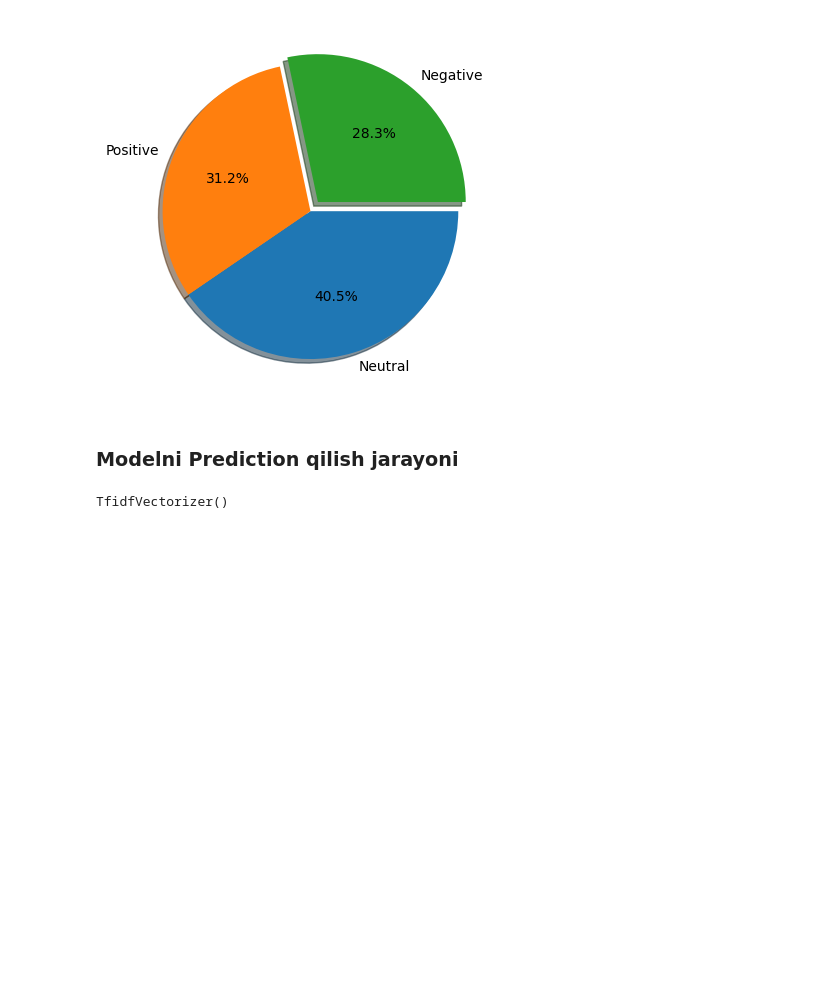
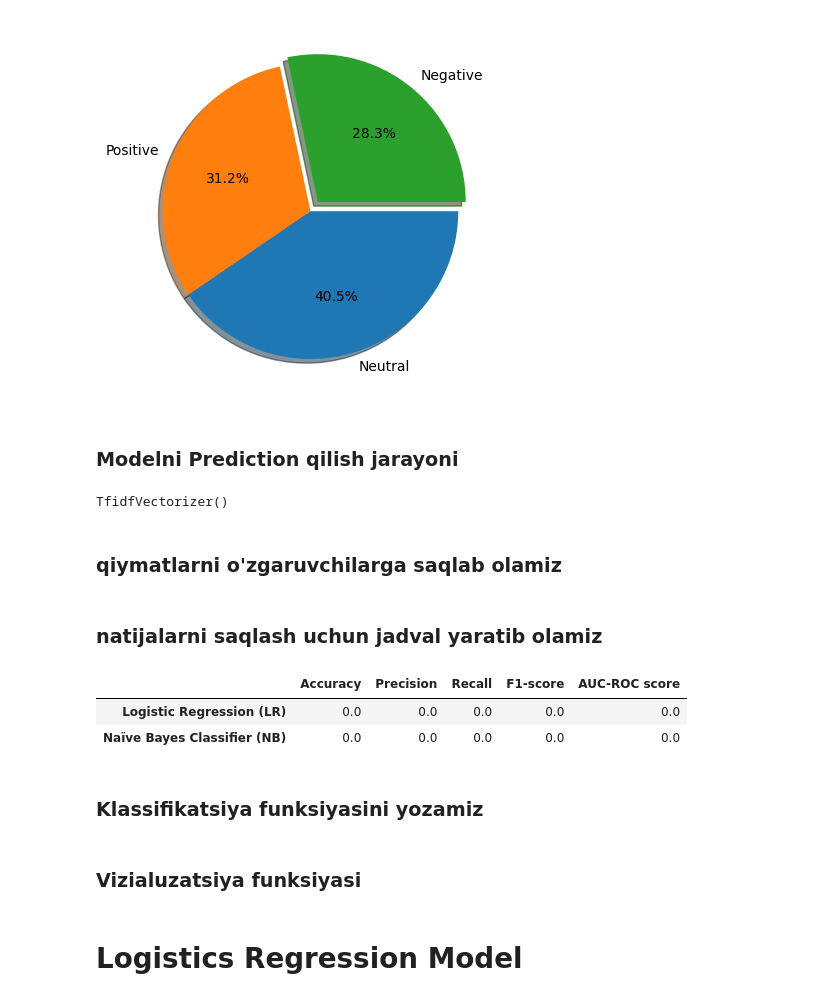
Before and after one commit to iMan0405/Portfolio_DT_vs_AI, a Jupyter notebook: Sentiment_Analysis_for_Social_Media.ipynb, the cells around one changed output. Cells and saved outputs as stored; diff of their text form; code cells hidden in the pictures; blank space fills up the shorter version.

```diff
--- a/Sentiment_Analysis_for_Social_Media.ipynb
+++ b/Sentiment_Analysis_for_Social_Media.ipynb
@@ -295,3 +295,5 @@ X = vectorizer.fit_transform(X).toarray()
 vectorizer
 # %% [output]
 TfidfVectorizer()
+# %% [markdown]
+### qiymatlarni o'zgaruvchilarga saqlab olamiz
@@ -297,0 +302,12 @@ TfidfVectorizer()
+# %% [markdown]
+### natijalarni saqlash uchun jadval yaratib olamiz
+# %%
+results_df = pd.DataFrame(np.zeros((2, 5)), columns = ['Accuracy', 'Precision','Recall','F1-score','AUC-ROC score'])
+results_df.index = ['Logistic Regression (LR)','Naïve Bayes Classifier (NB)']
+results_df
+# %% [output]
+|  | Accuracy | Precision | Recall | F1-score | AUC-ROC score |
+| Logistic Regression (LR) | 0.0 | 0.0 | 0.0 | 0.0 | 0.0 |
+| Naïve Bayes Classifier (NB) | 0.0 | 0.0 | 0.0 | 0.0 | 0.0 |
+# %% [markdown]
+### Klassifikatsiya funksiyasini yozamiz
@@ -297,0 +328,2 @@ TfidfVectorizer()
+# %% [markdown]
+### Vizialuzatsiya funksiyasi
@@ -297,0 +345,2 @@ TfidfVectorizer()
+# %% [markdown]
+# Logistics Regression Model
```
Also changed, not shown: parts of 5 cells of this notebook.
